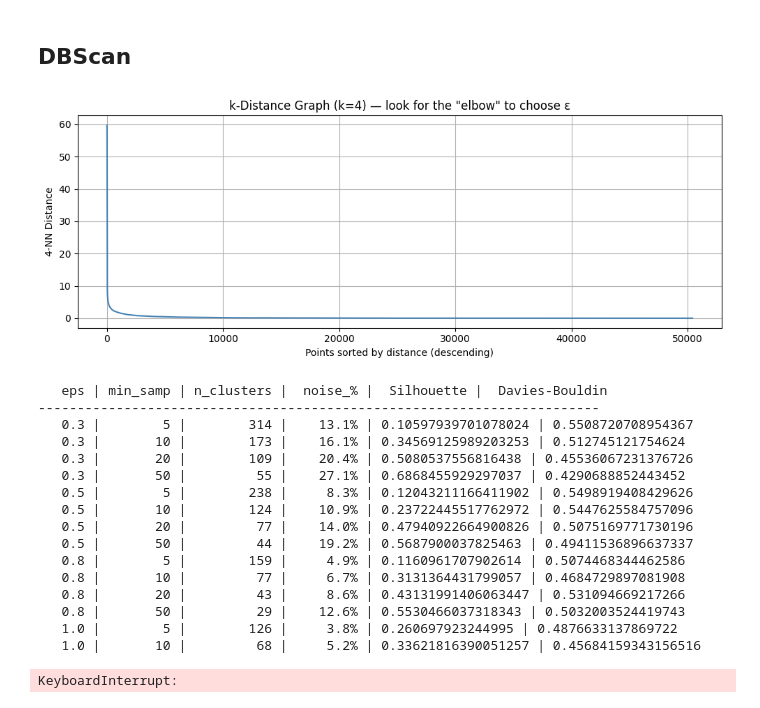
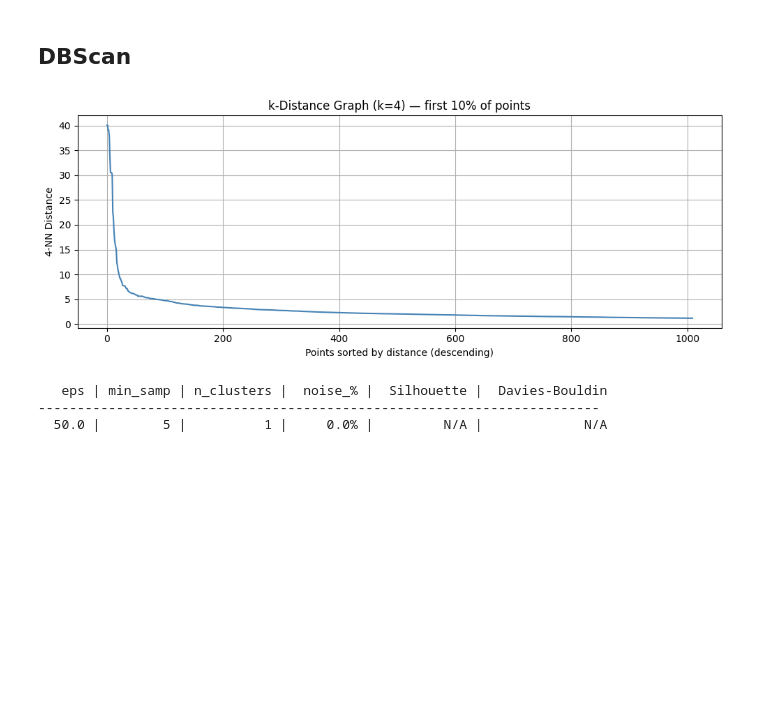
Before and after one commit to GiannisKotsalos/NetworkIntrusion-DataMining-MLProject, a Jupyter notebook: notebooks/clustering.ipynb, the cells around one changed output. Cells and saved outputs as stored; diff of their text form; code cells hidden in the pictures; blank space fills up the shorter version.

```diff
--- a/notebooks/clustering.ipynb
+++ b/notebooks/clustering.ipynb
@@ -51,7 +50,7 @@ import matplotlib.pyplot as plt
 from sklearn.cluster import KMeans
 from sklearn.metrics import silhouette_score, davies_bouldin_score, adjusted_rand_score, normalized_mutual_info_score
 
-k_range = range(2, 15)
+k_range = range(2, 12)
 
 inertias          = []
 silhouette_scores = []
@@ -305,0 +295,34 @@ KeyboardInterrupt:
+# %%
+# Only consider results where every cluster holds at least 5% of the data
+valid_df = results_df[results_df['min_cluster_pct'] >= 5.0]
+
+if valid_df.empty:
+    print("No configuration met the min_cluster_pct >= 5% threshold (likely due to class imbalance). Falling back to all results.")
+    valid_df = results_df
+
+best_idx = valid_df['silhouette'].idxmax()
+
+# -------------------------------------------------------------
+# 3. Find Best Parameters & Save Final Model
+# -------------------------------------------------------------
+
+# Automatically find the parameters that yielded the highest Silhouette score
+best_k = int(results_df.loc[best_idx, 'k'])
+best_linkage = results_df.loc[best_idx, 'linkage']
+best_silhouette = results_df.loc[best_idx, 'silhouette']
+
+print("\n" + "=" * 40)
+print("BEST MODEL SELECTED")
+print("=" * 40)
+print(f" Best Linkage : {best_linkage}")
+print(f" Best k       : {best_k}")
+print(f" Silhouette   : {best_silhouette:.4f}")
+
+# Run the final model with the absolute best parameters
+hc_best = AgglomerativeClustering(n_clusters=best_k, metric='euclidean', linkage=best_linkage)
+hc_best_labels = hc_best.fit_predict(X_scaled)
+
+# Save the labels back to the sampled dataframe for later use (like PCA)
+df['HC_Cluster'] = hc_best_labels
+
+print("\nHierarchical Clustering complete. Best labels saved to df.")
@@ -389,11 +411,14 @@ from itertools import product
 k_nn = 4
 nbrs = NearestNeighbors(n_neighbors=k_nn).fit(X_scaled)
 distances, _ = nbrs.kneighbors(X_scaled)
-k_distances = np.sort(distances[:, -1])[::-1]   # sort descending
+k_distances = np.sort(distances[:, -1])[::-1]
+
+# Only plot the first 10% of points — elbow always appears here
+cutoff = int(len(k_distances) * 0.05)
 
 plt.figure(figsize=(10, 4))
-plt.plot(k_distances, color='steelblue')
-plt.title(f'k-Distance Graph (k={k_nn}) — look for the "elbow" to choose ε')
+plt.plot(k_distances[:cutoff], color='steelblue')
+plt.title(f'k-Distance Graph (k={k_nn}) — first 10% of points')
 plt.xlabel('Points sorted by distance (descending)')
 plt.ylabel(f'{k_nn}-NN Distance')
 plt.grid(True)
@@ -488,48 +513,34 @@ for lbl, col in zip(unique_labels, colors):
                     c=[col], label=label_str, marker=marker,
                     s=10, alpha=alpha)
 
 axes[0].set_title(f'DBSCAN Clusters (ε={best["eps"]}, min_samples={best["min_samples"]})')
 axes[0].set_xlabel('PC 1')
 axes[0].set_ylabel('PC 2')
 axes[0].legend(loc='upper right', fontsize=7, markerscale=2)
 axes[0].grid(True)
 
 # — Ground truth labels for comparison
 unique_true = sorted(set(y))
 colors_gt   = plt.cm.tab10(np.linspace(0, 1, len(unique_true)))
 
 for lbl, col in zip(unique_true, colors_gt):
     mask = np.array(y) == lbl
     axes[1].scatter(X_pca[mask, 0], X_pca[mask, 1],
                     c=[col], label=str(lbl), s=10, alpha=0.5)
 
 axes[1].set_title('Ground Truth Labels (for comparison)')
 axes[1].set_xlabel('PC 1')
 axes[1].set_ylabel('PC 2')
 axes[1].legend(loc='upper right', fontsize=7, markerscale=2)
 axes[1].grid(True)
 
 plt.suptitle('DBSCAN — PCA 2D Projection', fontsize=14, fontweight='bold')
 plt.tight_layout()
 plt.show()
 
 print("\n DBSCAN complete. Cluster labels saved to df.")
 # %% [output]
-[figure, old version]
+[figure, new version]
    eps | min_samp | n_clusters |  noise_% |  Silhouette |  Davies-Bouldin
 ------------------------------------------------------------------------
-   0.3 |        5 |        314 |    13.1% | 0.10597939701078024 | 0.5508720708954367
-   0.3 |       10 |        173 |    16.1% | 0.34569125989203253 | 0.512745121754624
-   0.3 |       20 |        109 |    20.4% | 0.5080537556816438 | 0.45536067231376726
-   0.3 |       50 |         55 |    27.1% | 0.6868455929297037 | 0.4290688852443452
-   0.5 |        5 |        238 |     8.3% | 0.12043211166411902 | 0.5498919408429626
-   0.5 |       10 |        124 |    10.9% | 0.23722445517762972 | 0.5447625584757096
-   0.5 |       20 |         77 |    14.0% | 0.47940922664900826 | 0.5075169771730196
-   0.5 |       50 |         44 |    19.2% | 0.5687900037825463 | 0.49411536896637337
-   0.8 |        5 |        159 |     4.9% | 0.1160961707902614 | 0.5074468344462586
-   0.8 |       10 |         77 |     6.7% | 0.3131364431799057 | 0.4684729897081908
-   0.8 |       20 |         43 |     8.6% | 0.43131991406063447 | 0.531094669217266
-   0.8 |       50 |         29 |    12.6% | 0.5530466037318343 | 0.5032003524419743
-   1.0 |        5 |        126 |     3.8% | 0.260697923244995 | 0.4876633137869722
-   1.0 |       10 |         68 |     5.2% | 0.33621816390051257 | 0.45684159343156516
+  50.0 |        5 |          1 |     0.0% |         N/A |             N/A
-KeyboardInterrupt:
```
Also changed, not shown: parts of 10 cells of this notebook, 1 other file.
